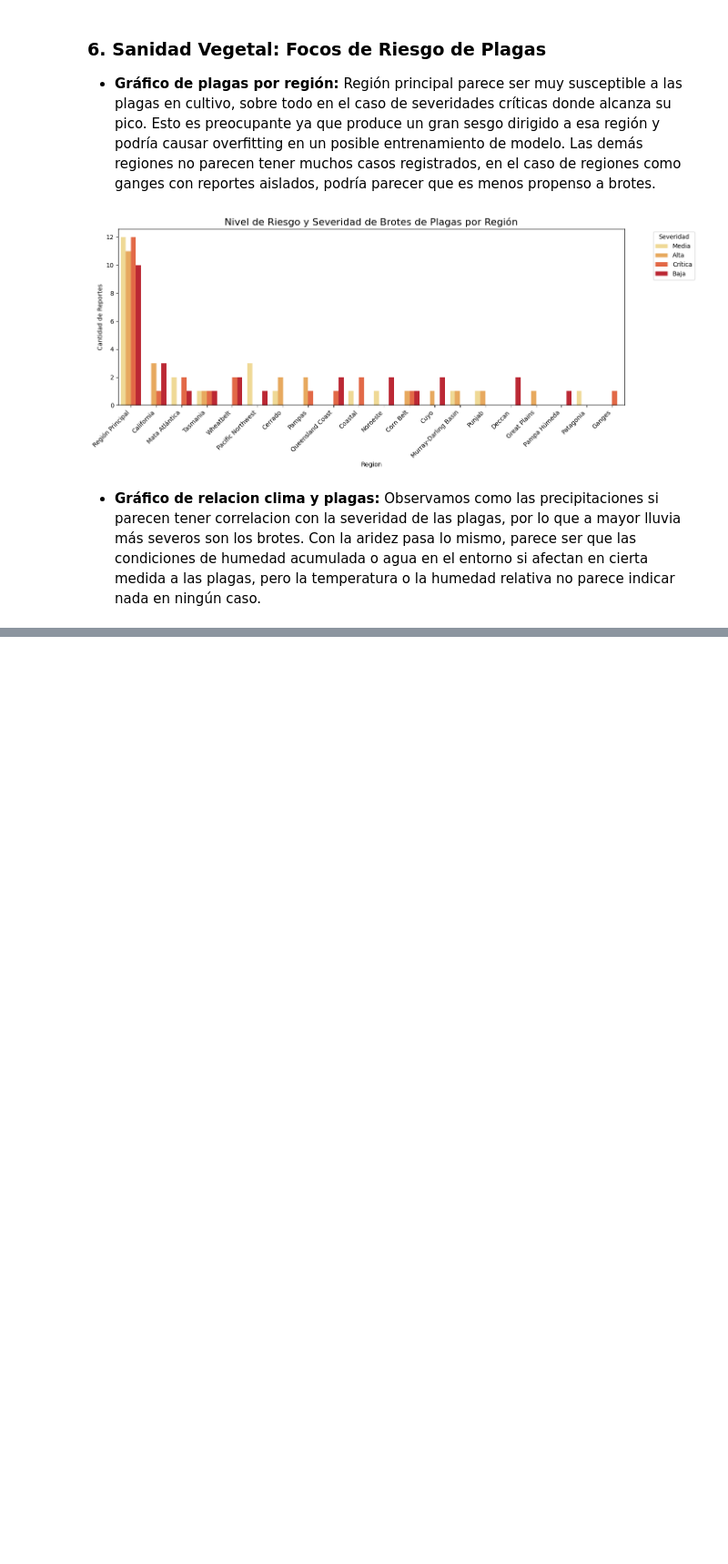
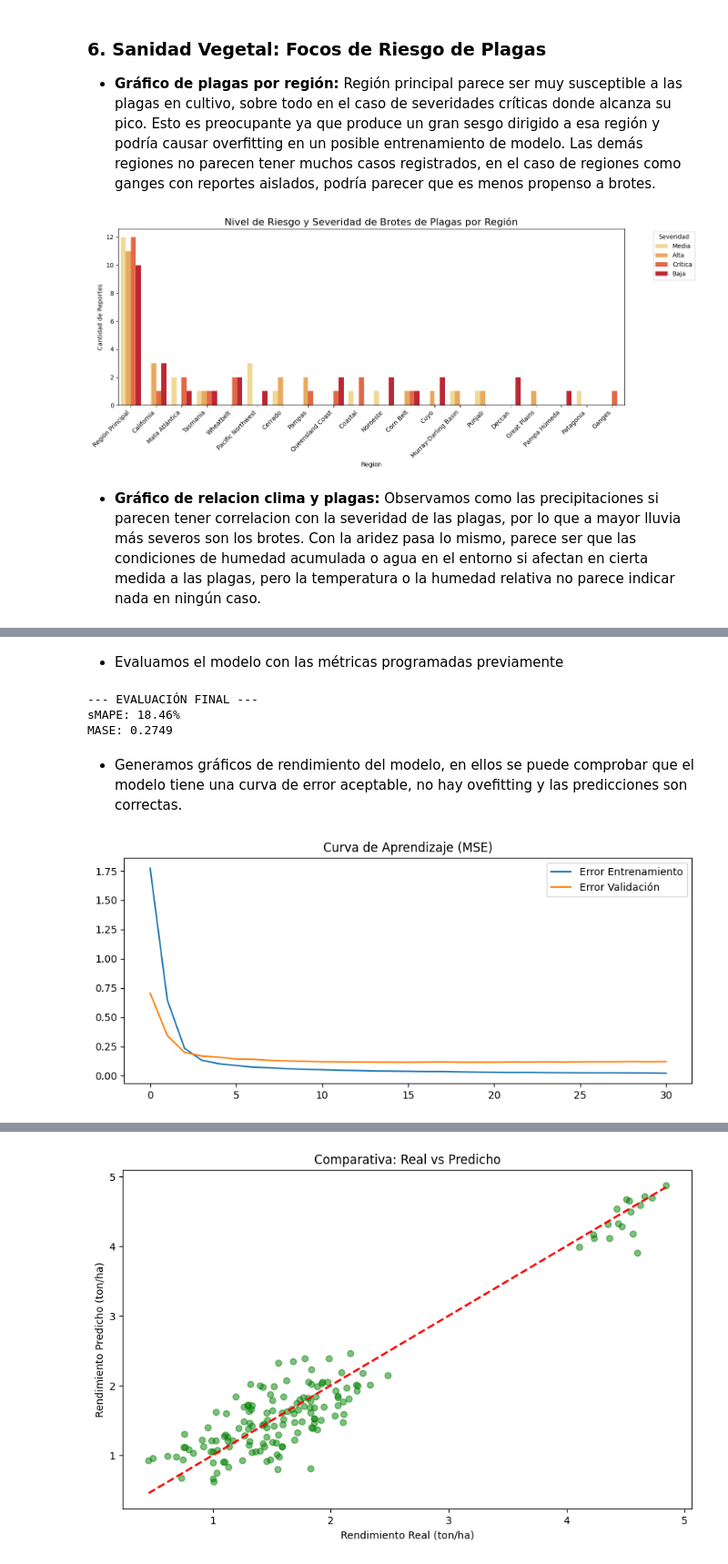
Before and after one commit to AitorBarrera/SBD_Trabajo_Final, a Jupyter notebook: Codigo.ipynb, the cells around one changed output, grey strips where cells are left out. Shown at 91% size. Cells and saved outputs as stored; diff of their text form; code cells hidden in the pictures; blank space fills up the shorter version.

```diff
--- a/Codigo.ipynb
+++ b/Codigo.ipynb
@@ -1928,0 +1987,8 @@ plt.show()
+# %%
+# Definir la arquitectura
+model = keras.Sequential([
+    layers.Dense(64, activation='relu', input_shape=(X_train.shape[1],)),
+    layers.Dense(32, activation='relu'),
+    layers.Dense(16, activation='relu'),
+    layers.Dense(1)
+])
@@ -1928,0 +1997,6 @@ plt.show()
+# %%
+model.compile(
+    optimizer='adam',
+    loss='mse',
+    metrics=[smape, mase]
+)
@@ -1928,0 +2007,8 @@ plt.show()
+# %%
+history = model.fit(
+    X_train, y_train,
+    validation_split=0.2,
+    epochs=150,
+    batch_size=16,
+    callbacks=[keras.callbacks.EarlyStopping(patience=15, restore_best_weights=True)]
+)
@@ -1928,0 +2033,33 @@ plt.show()
+# %% [markdown]
+* Evaluamos el modelo con las métricas programadas previamente
+# %%
+# Evaluar en el set de test
+eval_results = model.evaluate(X_test, y_test, verbose=0)
+print(f"--- EVALUACIÓN FINAL ---")
+print(f"sMAPE: {eval_results[1]:.2f}%")
+print(f"MASE: {eval_results[2]:.4f}")
+# %% [output]
+--- EVALUACIÓN FINAL ---
+sMAPE: 18.46%
+MASE: 0.2749
+# %% [markdown]
+* Generamos gráficos de rendimiento del modelo, en ellos se puede comprobar que el modelo tiene una curva de error aceptable, no hay ovefitting y las predicciones son correctas.
+# %%
+# Gráfico de pérdida
+plt.figure(figsize=(10, 4))
+plt.plot(history.history['loss'], label='Error Entrenamiento')
+plt.plot(history.history['val_loss'], label='Error Validación')
+plt.title('Curva de Aprendizaje (MSE)')
+plt.legend()
+plt.show()
+# Comparativa Real vs Predicción
+y_pred = model.predict(X_test)
+plt.figure(figsize=(10, 6))
+plt.scatter(y_test, y_pred, alpha=0.5, color='green')
+plt.plot([y_test.min(), y_test.max()], [y_test.min(), y_test.max()], 'r--', lw=2)
+plt.xlabel('Rendimiento Real (ton/ha)')
+plt.ylabel('Rendimiento Predicho (ton/ha)')
+plt.title('Comparativa: Real vs Predicho')
+plt.show()
+# %% [output]
+[figure, added]
@@ -1928,0 +2067 @@ plt.show()
+[figure, added]
```
Also changed, not shown: parts of 19 cells of this notebook.
